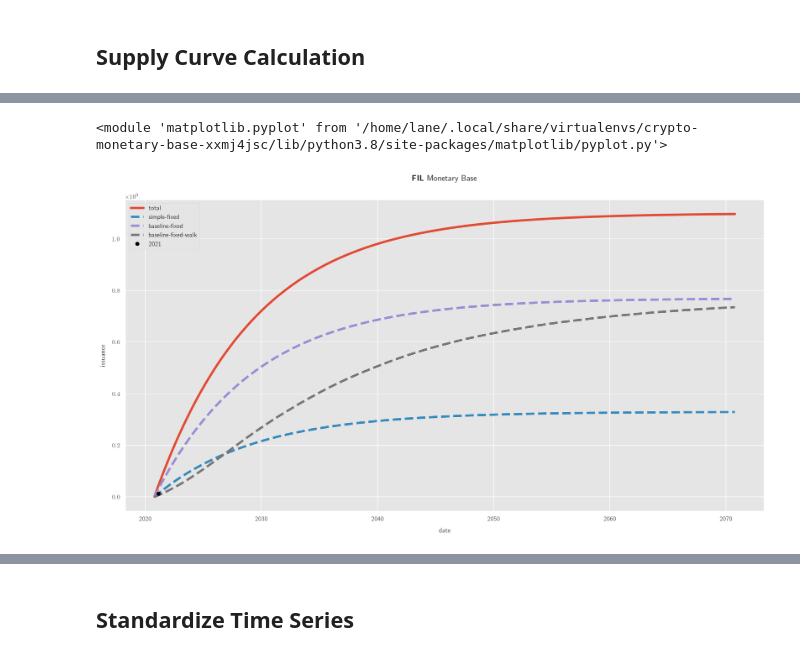
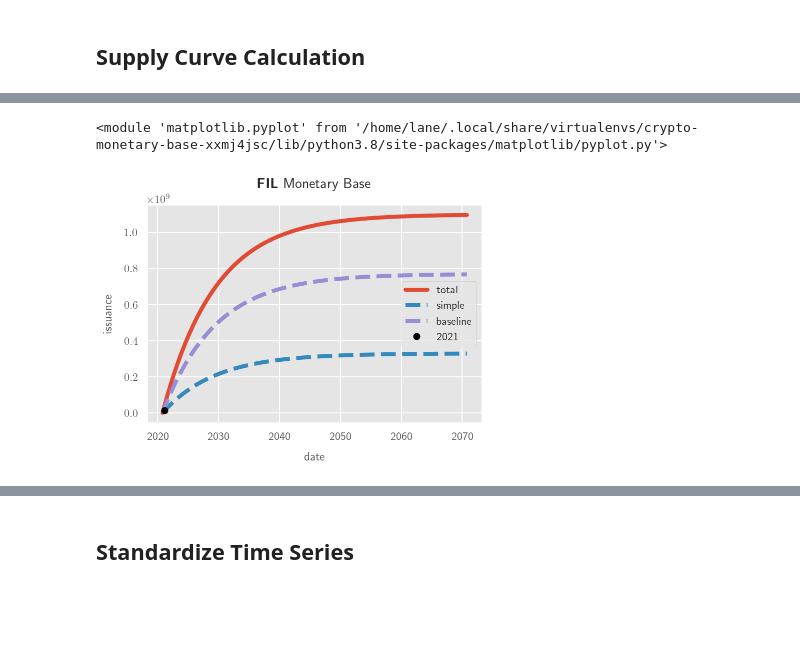
Before and after one commit to lrettig/crypto-monetary-base, a Jupyter notebook: jupyter-notebooks/FIL.ipynb, the cells around one changed output, grey strips where cells are left out. Saved outputs shown, nothing was run; the diff lists cells and outputs as text; code cells hidden in the pictures; blank space fills up the shorter version.

Commit message:
Finish FIL analysis
Split into four graphs
Add those graphs into SMH analysis intro

```diff
--- a/jupyter-notebooks/FIL.ipynb
+++ b/jupyter-notebooks/FIL.ipynb
@@ -209,7 +208,8 @@ def plot_fil_supply_curve_simple(
     ):
 
     # Set up the plot
-    fig, ax1 = plt.subplots(figsize=(20, 10))
+    fig, ax1 = plt.subplots()
+#     fig, ax1 = plt.subplots(figsize=(20, 10))
     ax1.set_xlabel('date')
     ax1.set_ylabel('issuance')
 
@@ -480,5 +582,5 @@ display(supply.tail())
 # %%
-plot_fil_supply_curve_complex(supply)
+plot_fil_supply_curve_simple(supply)
 # %% [output]
 <module 'matplotlib.pyplot' from '/home/lane/.local/share/virtualenvs/crypto-monetary-base-xxmj4jsc/lib/python3.8/site-packages/matplotlib/pyplot.py'>
-[figure, old version]
+[figure, new version]
```
Also changed, not shown: parts of 9 cells of this notebook, 8 other files.
